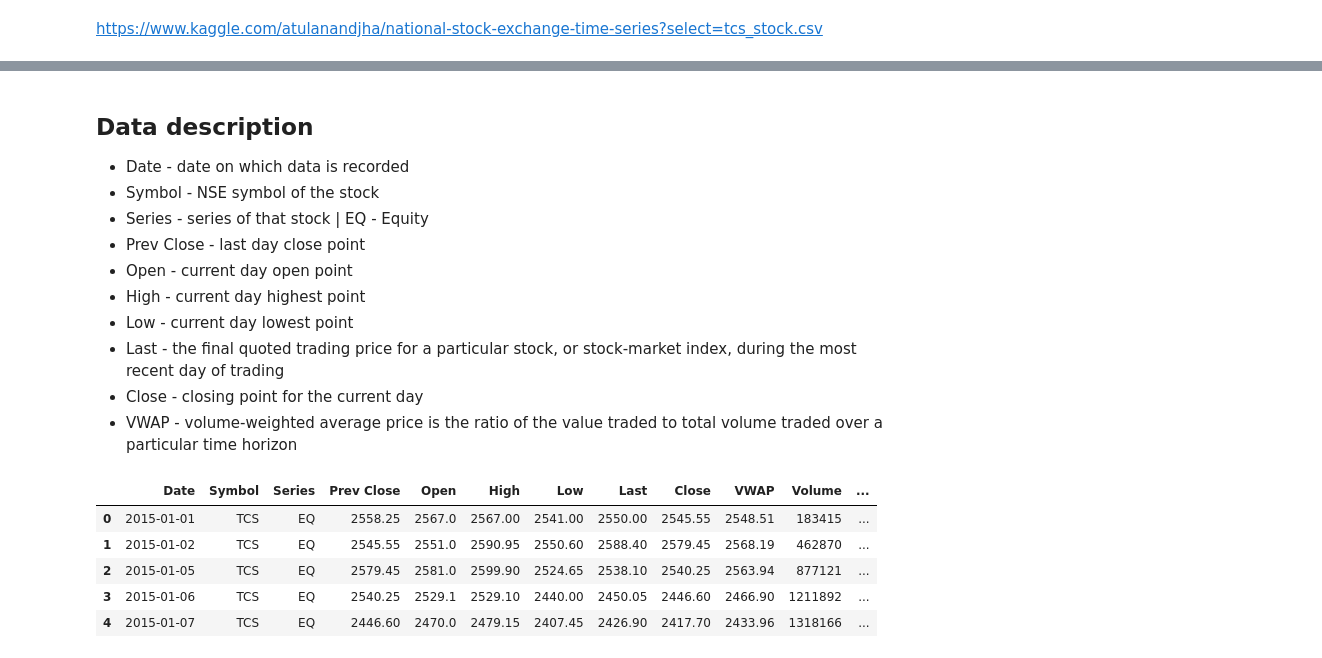
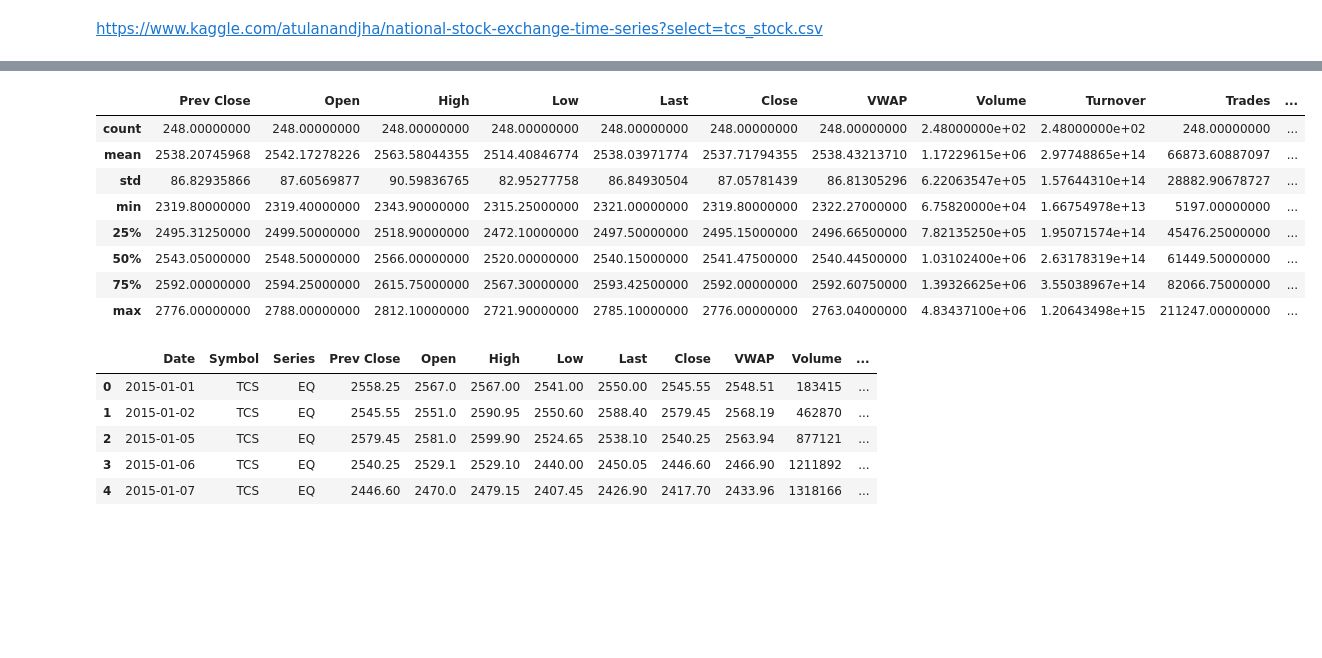
Before and after one commit to semaputnik/multivariate-data-analysis-labs, a Jupyter notebook: Lab_1/code.ipynb, the cells around one changed output, grey strips where cells are left out. Saved outputs shown, nothing was run; the diff lists cells and outputs as text; code cells hidden in the pictures; blank space fills up the shorter version.

```diff
--- a/Lab_1/code.ipynb
+++ b/Lab_1/code.ipynb
@@ -20,17 +50,17 @@ source_data_path = "./../tcs_stock.csv"
 # %%
 raw_df = pd.read_csv(source_data_path)
-# %% [markdown]
-## Data description
-* Date - date on which data is recorded
-* Symbol - NSE symbol of the stock
-* Series - series of that stock | EQ - Equity
-* Prev Close - last day close point
-* Open - current day open point
-* High - current day highest point
-* Low - current day lowest point
-* Last - the final quoted trading price for a particular stock, or stock-market index, during the most recent day of trading
-* Close - closing point for the current day
-* VWAP - volume-weighted average price is the ratio of the value traded to total volume traded over a particular time horizon
+# %%
+raw_df.describe()
+# %% [output]
+|  | Prev Close | Open | High | Low | Last | Close | VWAP | Volume | Turnover | Trades | ... |
+| count | 248.00000000 | 248.00000000 | 248.00000000 | 248.00000000 | 248.00000000 | 248.00000000 | 248.00000000 | 2.48000000e+02 | 2.48000000e+02 | 248.00000000 | ... |
+| mean | 2538.20745968 | 2542.17278226 | 2563.58044355 | 2514.40846774 | 2538.03971774 | 2537.71794355 | 2538.43213710 | 1.17229615e+06 | 2.97748865e+14 | 66873.60887097 | ... |
+| std | 86.82935866 | 87.60569877 | 90.59836765 | 82.95277758 | 86.84930504 | 87.05781439 | 86.81305296 | 6.22063547e+05 | 1.57644310e+14 | 28882.90678727 | ... |
+| min | 2319.80000000 | 2319.40000000 | 2343.90000000 | 2315.25000000 | 2321.00000000 | 2319.80000000 | 2322.27000000 | 6.75820000e+04 | 1.66754978e+13 | 5197.00000000 | ... |
+| 25% | 2495.31250000 | 2499.50000000 | 2518.90000000 | 2472.10000000 | 2497.50000000 | 2495.15000000 | 2496.66500000 | 7.82135250e+05 | 1.95071574e+14 | 45476.25000000 | ... |
+| 50% | 2543.05000000 | 2548.50000000 | 2566.00000000 | 2520.00000000 | 2540.15000000 | 2541.47500000 | 2540.44500000 | 1.03102400e+06 | 2.63178319e+14 | 61449.50000000 | ... |
+| 75% | 2592.00000000 | 2594.25000000 | 2615.75000000 | 2567.30000000 | 2593.42500000 | 2592.00000000 | 2592.60750000 | 1.39326625e+06 | 3.55038967e+14 | 82066.75000000 | ... |
+| max | 2776.00000000 | 2788.00000000 | 2812.10000000 | 2721.90000000 | 2785.10000000 | 2776.00000000 | 2763.04000000 | 4.83437100e+06 | 1.20643498e+15 | 211247.00000000 | ... |
 # %%
 raw_df.head()
 # %% [output]
```
Also changed, not shown: parts of 19 cells of this notebook.
